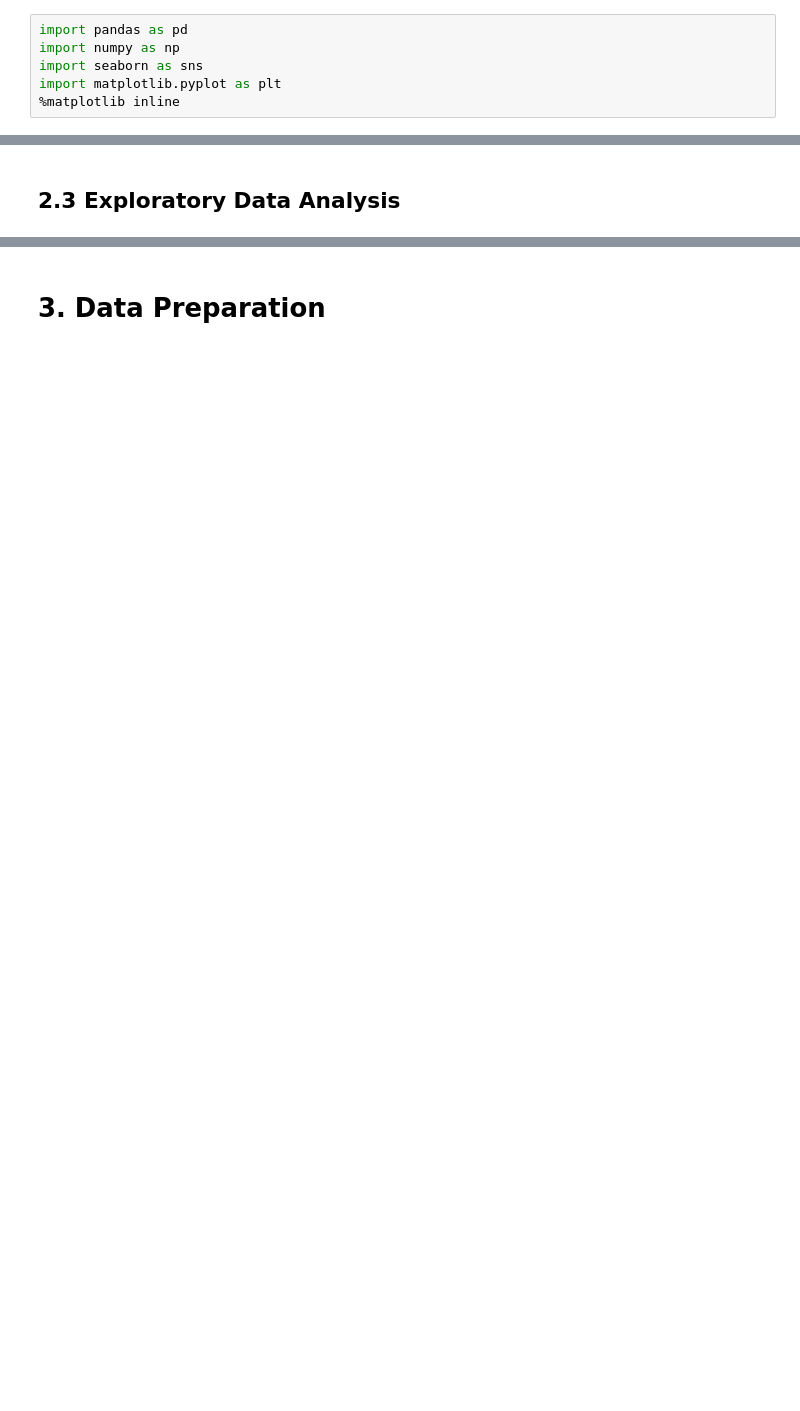
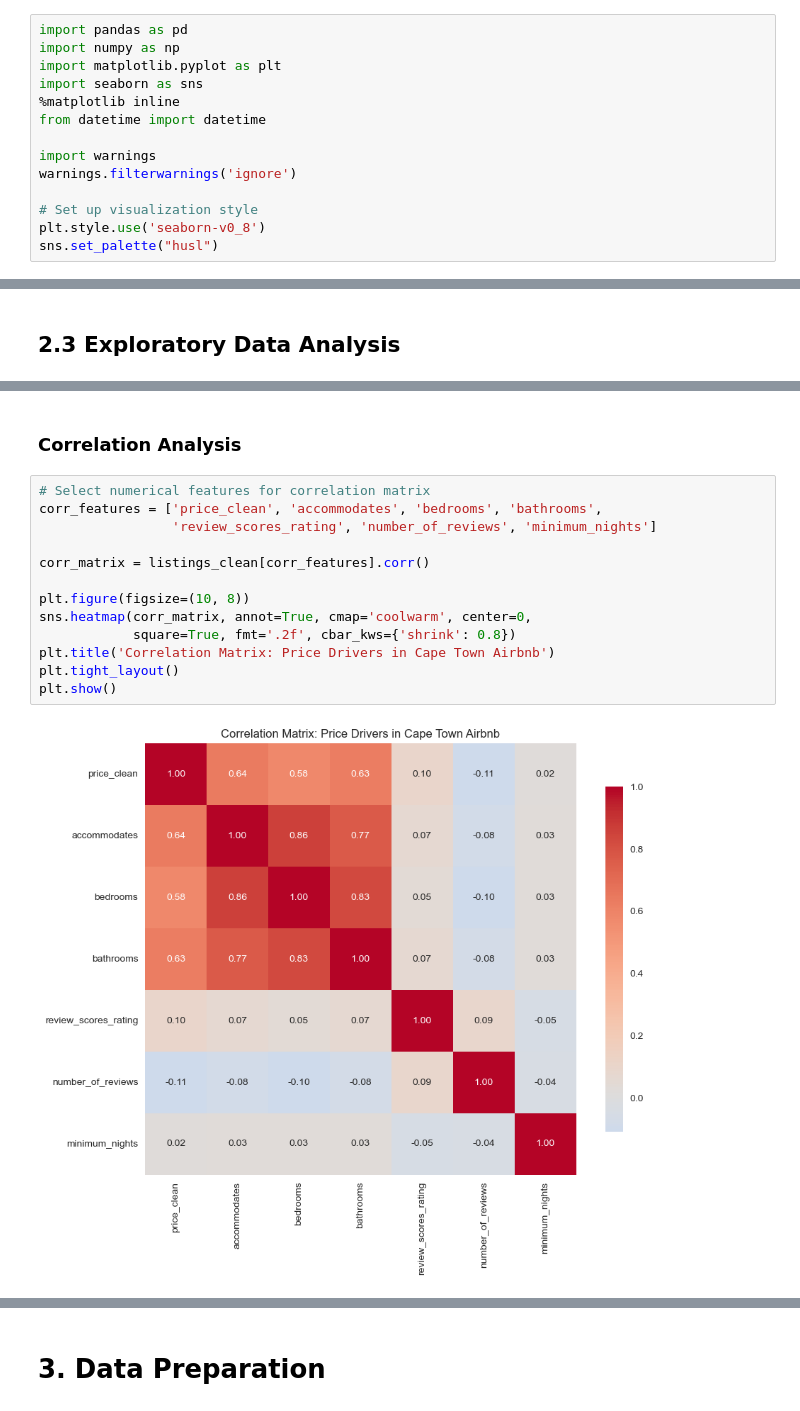
Before and after one commit to patsi-dev/Airbnb-Cape-Town-Price-Prediction, a Jupyter notebook: index.ipynb, the cells around one changed output, grey strips where cells are left out. Saved outputs shown, nothing was run; the diff lists cells and outputs as text; blank space fills up the shorter version.

```diff
--- a/index.ipynb
+++ b/index.ipynb
@@ -63,9 +70,17 @@ This dataset captures the unique characteristics of Cape Town's Airbnb market, i
 # %%
 import pandas as pd
 import numpy as np
+import matplotlib.pyplot as plt
 import seaborn as sns
-import matplotlib.pyplot as plt
 %matplotlib inline
+from datetime import datetime
+
+import warnings
+warnings.filterwarnings('ignore')
+
+# Set up visualization style
+plt.style.use('seaborn-v0_8')
+sns.set_palette("husl")
 # %% [markdown]
 ## 2.2 Initial Data Exploration
 # %% [markdown]
@@ -265,0 +596,17 @@ dtype: int64
+# %% [markdown]
+### Correlation Analysis
+# %%
+# Select numerical features for correlation matrix
+corr_features = ['price_clean', 'accommodates', 'bedrooms', 'bathrooms',
+                 'review_scores_rating', 'number_of_reviews', 'minimum_nights']
+
+corr_matrix = listings_clean[corr_features].corr()
+
+plt.figure(figsize=(10, 8))
+sns.heatmap(corr_matrix, annot=True, cmap='coolwarm', center=0,
+            square=True, fmt='.2f', cbar_kws={'shrink': 0.8})
+plt.title('Correlation Matrix: Price Drivers in Cape Town Airbnb')
+plt.tight_layout()
+plt.show()
+# %% [output]
+[figure, added]
```
Also changed, not shown: parts of 212 cells of this notebook, 8 other files.
